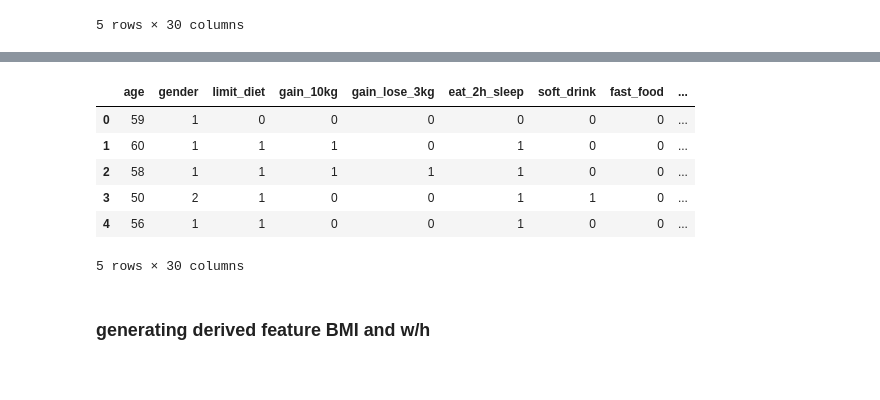
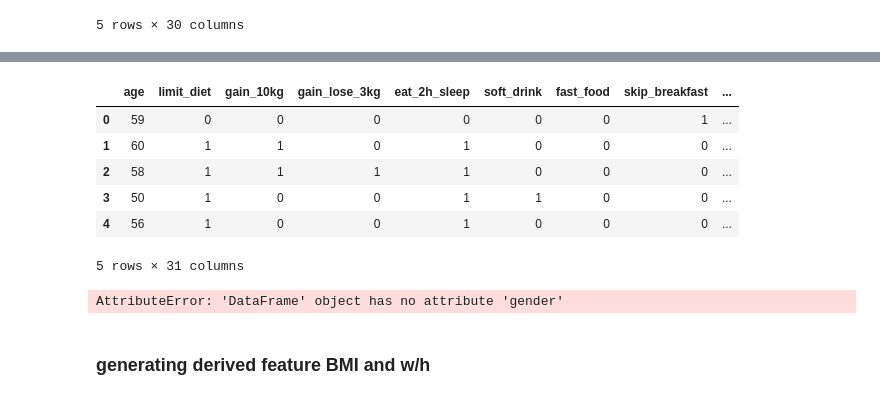
Before and after one commit to Rafeen/ML, a Jupyter notebook: PHC/Data Cleaning.ipynb, the cells around one changed output, grey strips where cells are left out. Saved outputs shown, nothing was run; the diff lists cells and outputs as text; code cells hidden in the pictures.

Commit message:
added data exploration file and data imputation file

```diff
--- a/PHC/Data Cleaning.ipynb
+++ b/PHC/Data Cleaning.ipynb
@@ -59,40 +79,57 @@ data.head()
 # %%
-# gender
-data.replace({'Male': 1, 'Female': 2}, inplace=True)
+# gender one-hot encoding
+data = pd.get_dummies(data, prefix=[''], columns=['gender'])
+
+
+
+# gender label encoding
+# from sklearn.preprocessing import LabelEncoder
+# encoder = LabelEncoder()
+# data['gender']= encoder.fit_transform(data['gender'])
+
+
+
+
+
+
 
 # limit_diet
 data.replace({'Yes': 1, 'No': 0}, inplace=True)
 
 #gain_10kg , gain_lose_3kg, eat_2h_sleep, soft_drink, fast_food, skip_breakfast, eat_faster, walk_faster
 data.replace({ '1. No':0, '2. Yes': 1, "3. Don't Know":3}, inplace=True)
 
 # some values of gain_10kg
 data.replace({ '1.  No':0}, inplace=True)
 
 #walking_habit
 data.replace({'1. More than 1 hour per day': 1, '2. Less than 1 hour per day': 2, '3. Don壽猼 go outside for walk':3}, inplace=True)
 
 # sleep_habit
 data.replace({'1. Never': 1, '2. Rarely (1-5 days per month)': 2, '3. Sometimes (6-10 days per month)':3, '5. Always (everyday)':5 }, inplace=True)
 
 #blood_glucose removing (PBS)
 data['blood_glucose'] = data['blood_glucose'].str.rstrip(' (PBS)')
 
 # urinary_glucose
 data.replace({'-': 0, '++': 1,}, inplace=True)
 
 #unirary_protein
 data.replace({'+': 1,}, inplace=True)
 
 data.head()
 # %% [output]
-|  | age | gender | limit_diet | gain_10kg | gain_lose_3kg | eat_2h_sleep | soft_drink | fast_food | ... |
-| 0 | 59 | 1 | 0 | 0 | 0 | 0 | 0 | 0 | ... |
-| 1 | 60 | 1 | 1 | 1 | 0 | 1 | 0 | 0 | ... |
-| 2 | 58 | 1 | 1 | 1 | 1 | 1 | 0 | 0 | ... |
-| 3 | 50 | 2 | 1 | 0 | 0 | 1 | 1 | 0 | ... |
-| 4 | 56 | 1 | 1 | 0 | 0 | 1 | 0 | 0 | ... |
+|  | age | limit_diet | gain_10kg | gain_lose_3kg | eat_2h_sleep | soft_drink | fast_food | skip_breakfast | ... |
+| 0 | 59 | 0 | 0 | 0 | 0 | 0 | 0 | 1 | ... |
+| 1 | 60 | 1 | 1 | 0 | 1 | 0 | 0 | 0 | ... |
+| 2 | 58 | 1 | 1 | 1 | 1 | 0 | 0 | 0 | ... |
+| 3 | 50 | 1 | 0 | 0 | 1 | 1 | 0 | 0 | ... |
+| 4 | 56 | 1 | 0 | 0 | 1 | 0 | 0 | 0 | ... |
-5 rows × 30 columns
+5 rows × 31 columns
+# %%
+data.gender
+# %% [output]
+AttributeError: 'DataFrame' object has no attribute 'gender'
 # %% [markdown]
 ### generating derived feature BMI and w/h
 # %%
```
Also changed, not shown: parts of 1 cell of this notebook, 8 other files.
